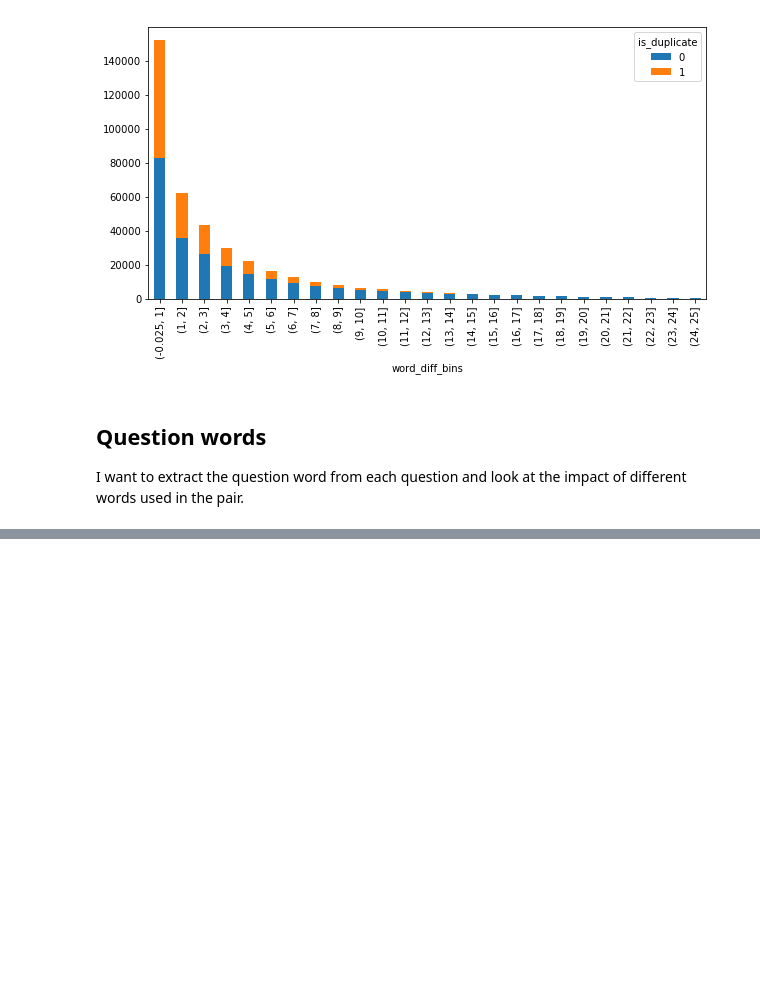
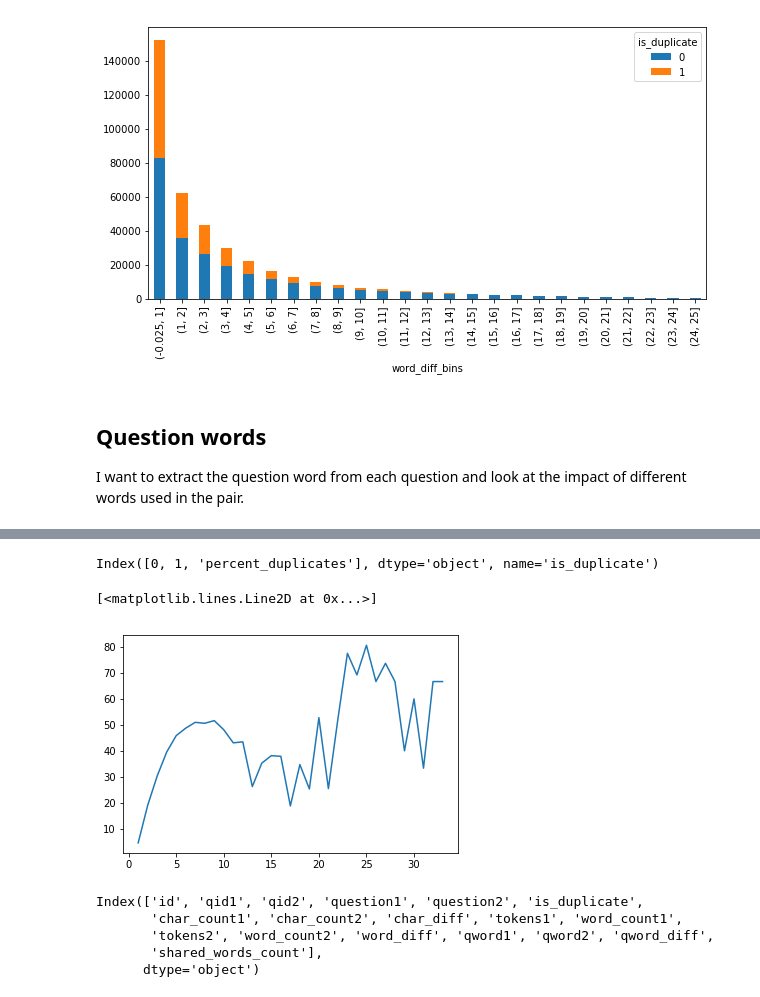
Before and after one commit to guillaume-martin/taipei_machine_learning, a Jupyter notebook: Quora/Scripts/exp-data-exploration-2017-04-11-v01.ipynb, the cells around one changed output, grey strips where cells are left out. Drawn from its saved outputs; the diff is of its cells as text; code cells hidden in the pictures; blank space fills up the shorter version.

```diff
--- a/Quora/Scripts/exp-data-exploration-2017-04-11-v01.ipynb
+++ b/Quora/Scripts/exp-data-exploration-2017-04-11-v01.ipynb
@@ -241,0 +313,17 @@ He we can see that if the question words are different, the chance to have dupli
+# %%
+df_shared.columns
+# %% [output]
+Index([0, 1, 'percent_duplicates'], dtype='object', name='is_duplicate')
+# %%
+plt.plot(df_shared['percent_duplicates'])
+# %% [output]
+[<matplotlib.lines.Line2D at 0x...>]
+[figure, added]
+# %%
+df.columns
+# %% [output]
+Index(['id', 'qid1', 'qid2', 'question1', 'question2', 'is_duplicate',
+       'char_count1', 'char_count2', 'char_diff', 'tokens1', 'word_count1',
+       'tokens2', 'word_count2', 'word_diff', 'qword1', 'qword2', 'qword_diff',
+       'shared_words_count'],
+      dtype='object')
```
Also changed, not shown: parts of 9 cells of this notebook, 10 other files.
